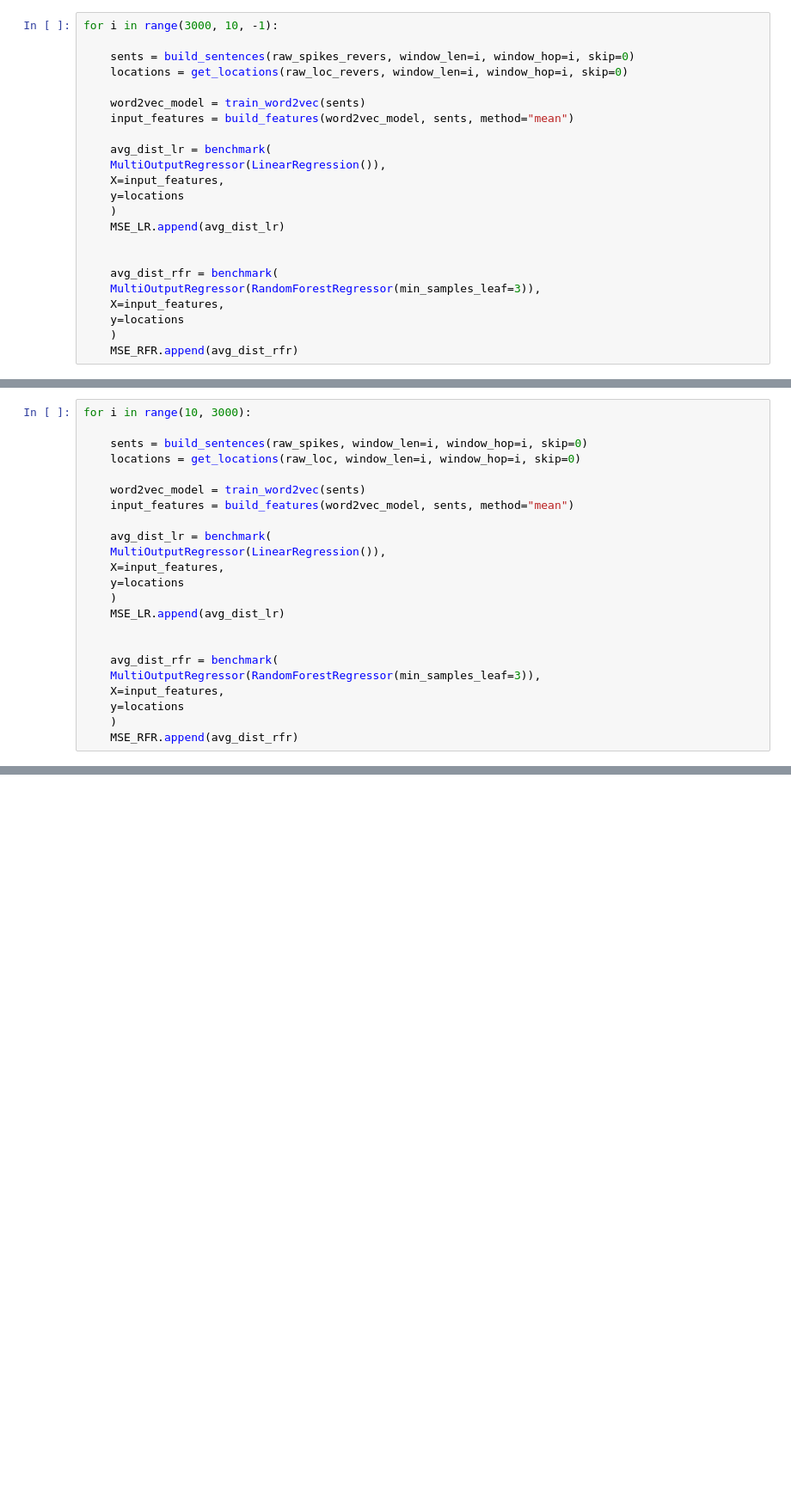
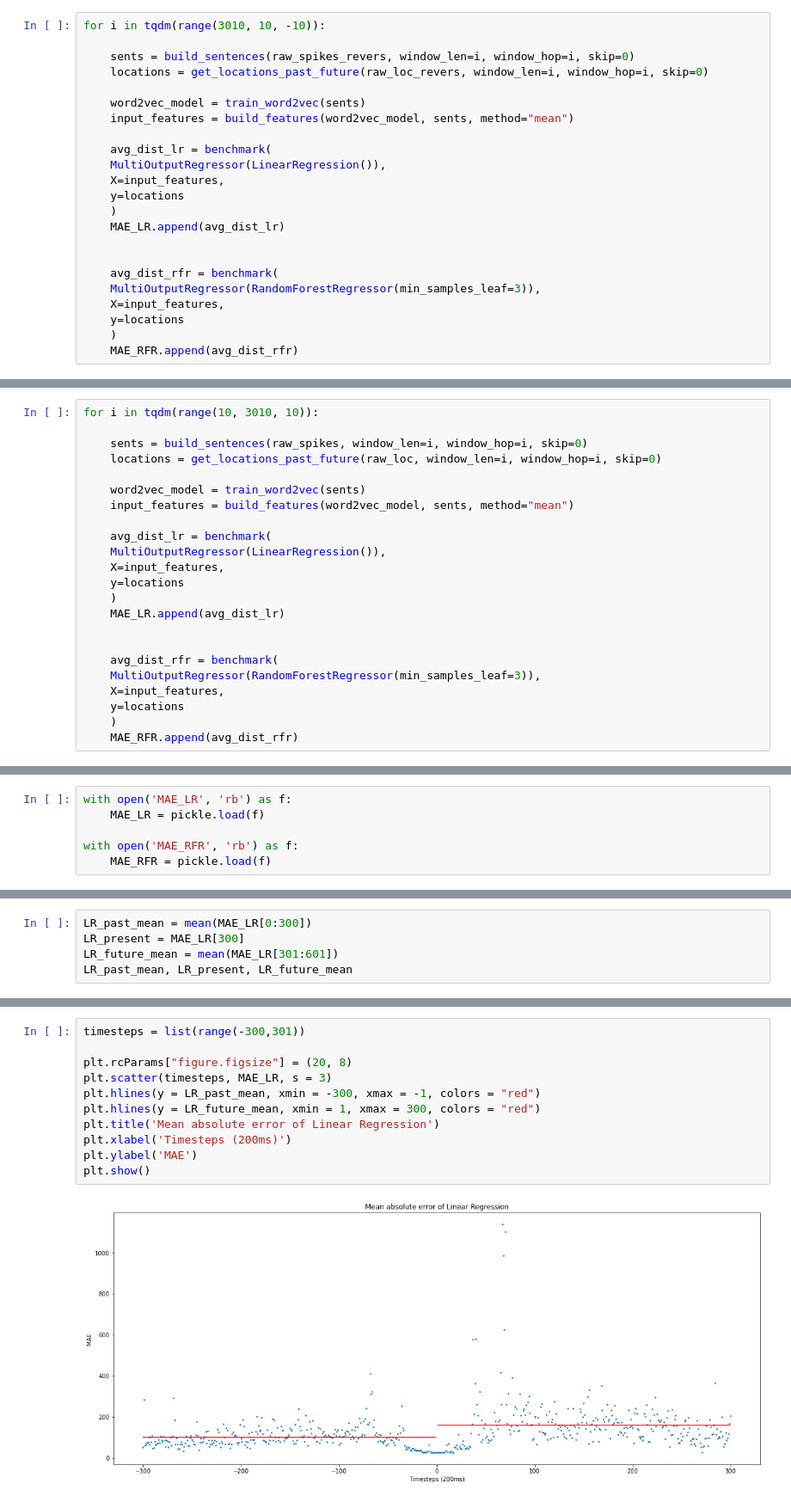
Before and after one commit to kristjanr/RatGPS, a Jupyter notebook: 2D/RatGPS_fpp_location.ipynb, the cells around one changed output, grey strips where cells are left out. Shown at 86% size. Cells and saved outputs as stored; diff of their text form; blank space fills up the shorter version.

Commit message:
future, past and present location

```diff
--- a/2D/RatGPS_fpp_location.ipynb
+++ b/2D/RatGPS_fpp_location.ipynb
@@ -169,8 +178,8 @@ MSE_RFR = []
 # %%
-for i in range(3000, 10, -1):
+for i in tqdm(range(3010, 10, -10)):
 
     sents = build_sentences(raw_spikes_revers, window_len=i, window_hop=i, skip=0)
-    locations = get_locations(raw_loc_revers, window_len=i, window_hop=i, skip=0)
+    locations = get_locations_past_future(raw_loc_revers, window_len=i, window_hop=i, skip=0)
 
     word2vec_model = train_word2vec(sents)
     input_features = build_features(word2vec_model, sents, method="mean")
@@ -180,7 +189,7 @@ for i in range(3000, 10, -1):
     X=input_features,
     y=locations
     )
-    MSE_LR.append(avg_dist_lr)
+    MAE_LR.append(avg_dist_lr)
 
 
     avg_dist_rfr = benchmark(
@@ -188,4 +197,4 @@ for i in range(3000, 10, -1):
     X=input_features,
     y=locations
     )
-    MSE_RFR.append(avg_dist_rfr)
+    MAE_RFR.append(avg_dist_rfr)
@@ -192,8 +222,8 @@ for i in range(3000, 10, -1):
 # %%
-for i in range(10, 3000):
+for i in tqdm(range(10, 3010, 10)):
 
     sents = build_sentences(raw_spikes, window_len=i, window_hop=i, skip=0)
-    locations = get_locations(raw_loc, window_len=i, window_hop=i, skip=0)
+    locations = get_locations_past_future(raw_loc, window_len=i, window_hop=i, skip=0)
 
     word2vec_model = train_word2vec(sents)
     input_features = build_features(word2vec_model, sents, method="mean")
@@ -203,7 +233,7 @@ for i in range(10, 3000):
     X=input_features,
     y=locations
     )
-    MSE_LR.append(avg_dist_lr)
+    MAE_LR.append(avg_dist_lr)
 
 
     avg_dist_rfr = benchmark(
@@ -211,4 +241,4 @@ for i in range(10, 3000):
     X=input_features,
     y=locations
     )
-    MSE_RFR.append(avg_dist_rfr)
+    MAE_RFR.append(avg_dist_rfr)
@@ -218,0 +245,6 @@ MSE_LR, MSE_RFR
+# %%
+with open('MAE_LR', 'rb') as f:
+    MAE_LR = pickle.load(f)
+
+with open('MAE_RFR', 'rb') as f:
+    MAE_RFR = pickle.load(f)
@@ -218,0 +257,5 @@ MSE_LR, MSE_RFR
+# %%
+LR_past_mean = mean(MAE_LR[0:300])
+LR_present = MAE_LR[300]
+LR_future_mean = mean(MAE_LR[301:601])
+LR_past_mean, LR_present, LR_future_mean
@@ -218,0 +264,13 @@ MSE_LR, MSE_RFR
+# %%
+timesteps = list(range(-300,301))
+
+plt.rcParams["figure.figsize"] = (20, 8)
+plt.scatter(timesteps, MAE_LR, s = 3)
+plt.hlines(y = LR_past_mean, xmin = -300, xmax = -1, colors = "red")
+plt.hlines(y = LR_future_mean, xmin = 1, xmax = 300, colors = "red")
+plt.title('Mean absolute error of Linear Regression')
+plt.xlabel('Timesteps (200ms)')
+plt.ylabel('MAE')
+plt.show()
+# %% [output]
+[figure, added]
```
Also changed, not shown: parts of 21 cells of this notebook, 2 other files.
